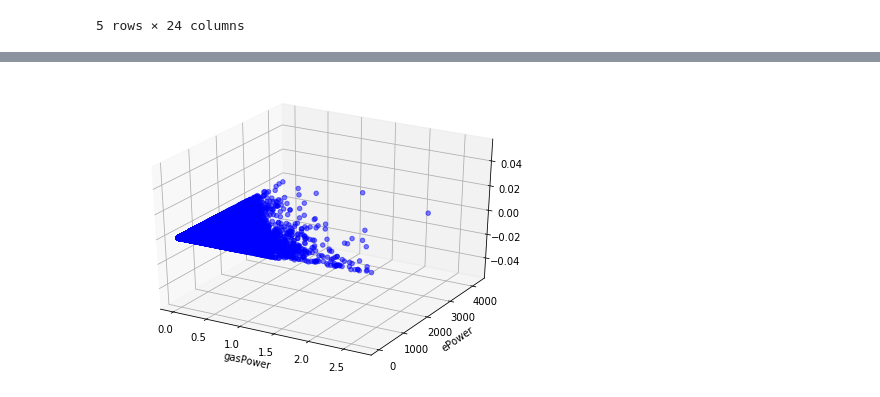
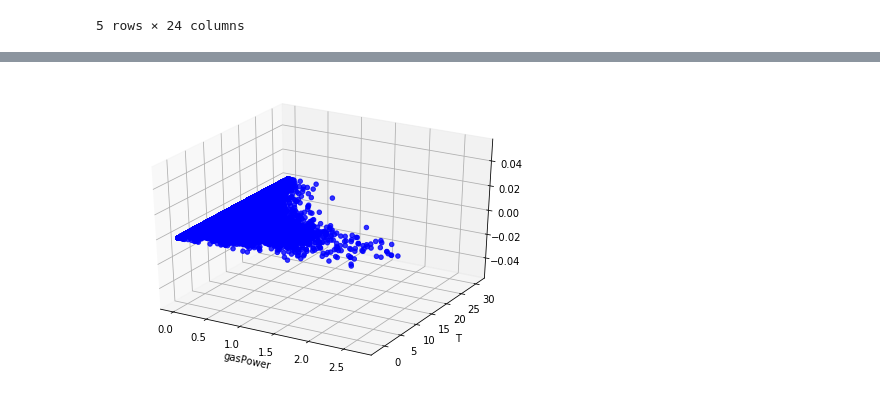
Before and after one commit to deKeijzer/KB-74-OPSCHALER, a Jupyter notebook: Personal_folders/Megan/portfoliolinks/3dmvlr.ipynb, the cells around one changed output, grey strips where cells are left out. Saved outputs shown, nothing was run; the diff lists cells and outputs as text; code cells hidden in the pictures.

```diff
--- a/Personal_folders/Megan/portfoliolinks/3dmvlr.ipynb
+++ b/Personal_folders/Megan/portfoliolinks/3dmvlr.ipynb
@@ -35,0 +63,2 @@ df.head()
+# %%
+df2 = df.dropna()
@@ -49,10 +91,10 @@ df.describe()
 # %%
 fig = plt.figure()
-ax=Axes3D(fig)
+ax=
 #ax = fig.add_subplot(111, projection='3d')
-ax.scatter(df['gasPower'], df['ePower'], c='blue',marker='o',alpha=0.5)
+ax.scatter(df2['gasPower'],df2['T'],c='blue',marker='o',alpha=0.8)
 ax.set_xlabel('gasPower')
-ax.set_ylabel('ePower')
+ax.set_ylabel('T')
 plt.show()
 # %% [output]
-[figure, old version]
+[figure, new version]
```
Also changed, not shown: parts of 11 cells of this notebook, 4 other files.
